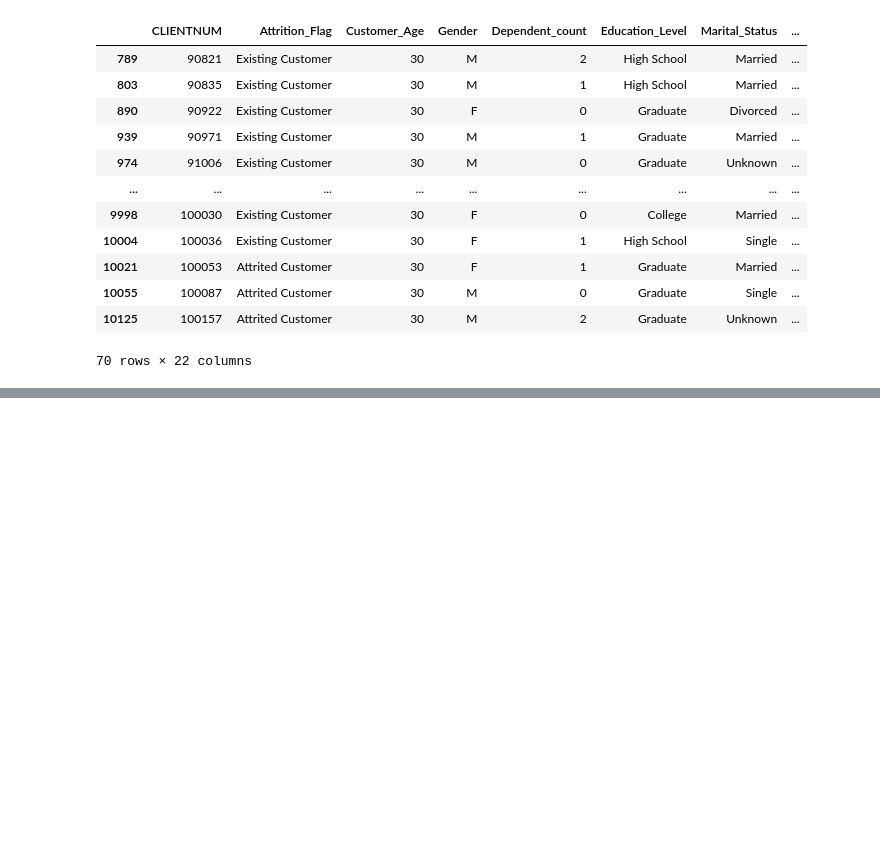
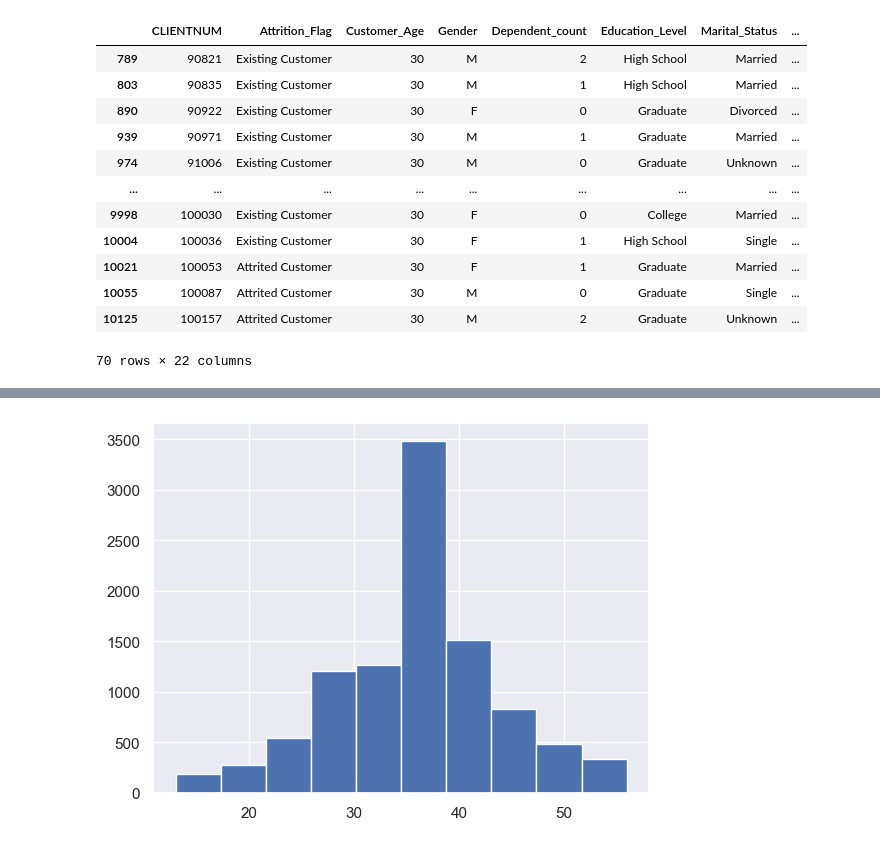
Before and after one commit to ParabjotChander/practical-python-for-data-professionals-4358485, a Jupyter notebook: data_analysis/credit_card_retention_analysis.ipynb, the cells around one changed output, grey strips where cells are left out. Cells and saved outputs as stored; diff of their text form; code cells hidden in the pictures; blank space fills up the shorter version.

```diff
--- a/data_analysis/credit_card_retention_analysis.ipynb
+++ b/data_analysis/credit_card_retention_analysis.ipynb
@@ -224,0 +275,5 @@ data[data['Customer_Age'] == 30]
+# %%
+# Let's take a quick look at the distribution for Months_on_book
+pit.hist(data['Months_on_book']);
+# %% [output]
+[figure, added]
```
Also changed, not shown: parts of 60 cells of this notebook.
